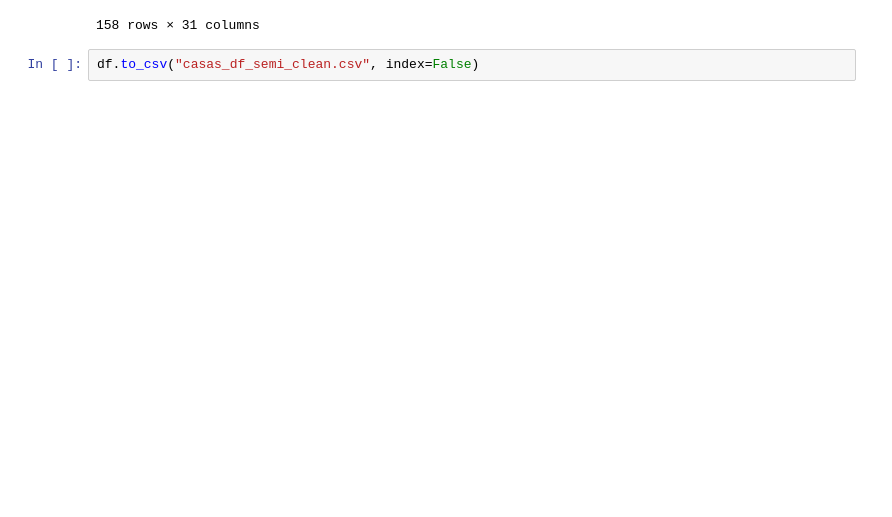
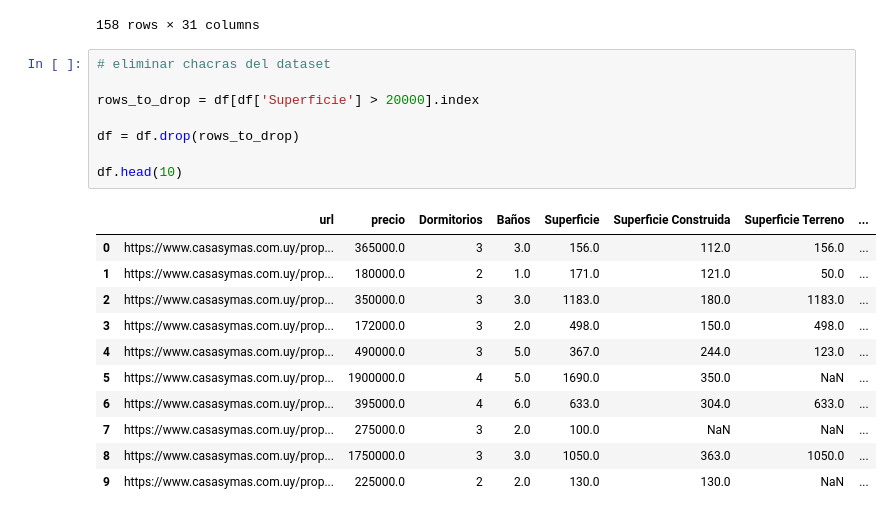
Before and after one commit to feliperenom/tesis-mcd-inm, a Jupyter notebook: src/codes/eda.ipynb, the cells around one changed output. Drawn from its saved outputs; the diff is of its cells as text; blank space fills up the shorter version.

```diff
--- a/src/codes/eda.ipynb
+++ b/src/codes/eda.ipynb
@@ -217,5 +238,23 @@ df[df['Aptos por piso'].notna()]
 | 1553 | https://www.casasymas.com.uy/prop... | 690000.0 | 3 | 4.0 | 490.0 | 220.0 | 490.0 | ... |
 | 1562 | https://www.casasymas.com.uy/prop... | 4300000.0 | 4 | 6.0 | 1695.0 | 625.0 | 1695.0 | ... |
 158 rows × 31 columns
-# %%
-df.to_csv("casas_df_semi_clean.csv", index=False)
+# %%
+# eliminar chacras del dataset
+
+rows_to_drop = df[df['Superficie'] > 20000].index
+
+df = df.drop(rows_to_drop)
+
+df.head(10)
+# %% [output]
+|  | url | precio | Dormitorios | Baños | Superficie | Superficie Construida | Superficie Terreno | ... |
+| 0 | https://www.casasymas.com.uy/prop... | 365000.0 | 3 | 3.0 | 156.0 | 112.0 | 156.0 | ... |
+| 1 | https://www.casasymas.com.uy/prop... | 180000.0 | 2 | 1.0 | 171.0 | 121.0 | 50.0 | ... |
+| 2 | https://www.casasymas.com.uy/prop... | 350000.0 | 3 | 3.0 | 1183.0 | 180.0 | 1183.0 | ... |
+| 3 | https://www.casasymas.com.uy/prop... | 172000.0 | 3 | 2.0 | 498.0 | 150.0 | 498.0 | ... |
+| 4 | https://www.casasymas.com.uy/prop... | 490000.0 | 3 | 5.0 | 367.0 | 244.0 | 123.0 | ... |
+| 5 | https://www.casasymas.com.uy/prop... | 1900000.0 | 4 | 5.0 | 1690.0 | 350.0 | NaN | ... |
+| 6 | https://www.casasymas.com.uy/prop... | 395000.0 | 4 | 6.0 | 633.0 | 304.0 | 633.0 | ... |
+| 7 | https://www.casasymas.com.uy/prop... | 275000.0 | 3 | 2.0 | 100.0 | NaN | NaN | ... |
+| 8 | https://www.casasymas.com.uy/prop... | 1750000.0 | 3 | 3.0 | 1050.0 | 363.0 | 1050.0 | ... |
+| 9 | https://www.casasymas.com.uy/prop... | 225000.0 | 2 | 2.0 | 130.0 | 130.0 | NaN | ... |
```
Also changed, not shown: parts of 24 cells of this notebook, 5 other files.
